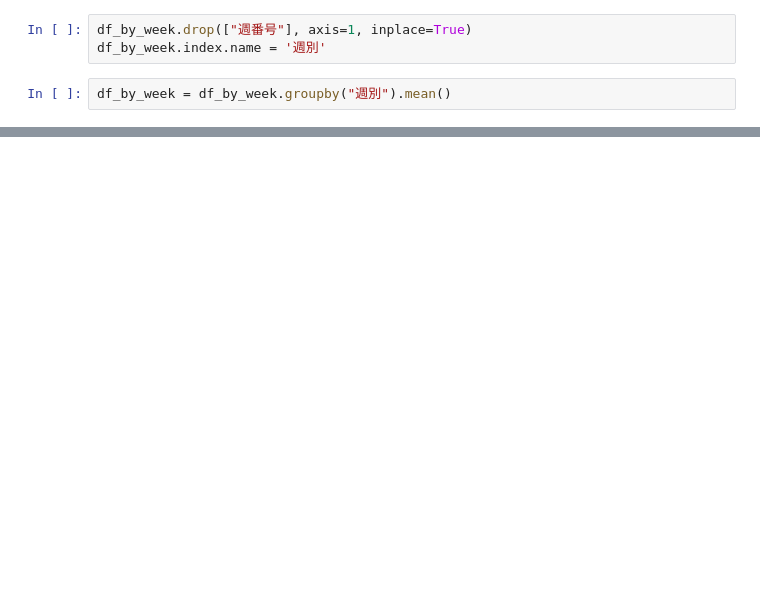
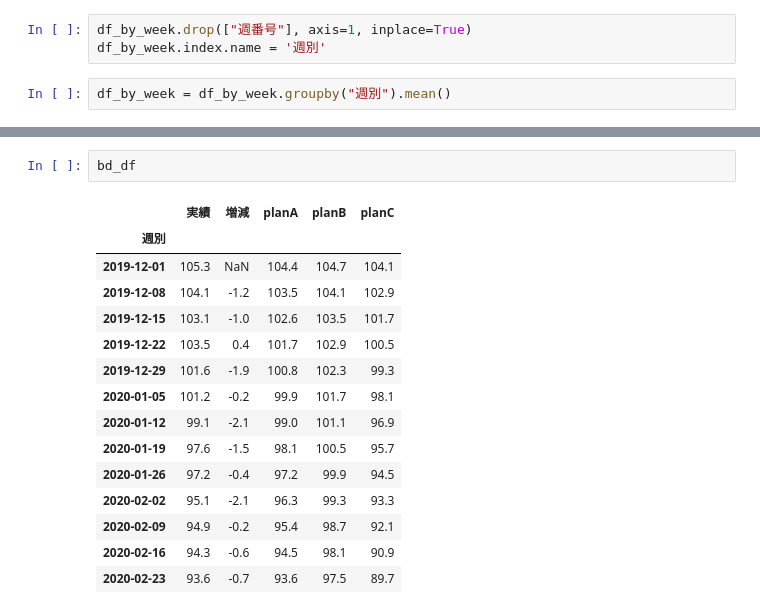
Before and after one commit to tsu-nera/yaseru, a Jupyter notebook: notebooks/weights_analysis.ipynb, the cells around one changed output, grey strips where cells are left out. Saved outputs shown, nothing was run; the diff lists cells and outputs as text; blank space fills up the shorter version.

```diff
--- a/notebooks/weights_analysis.ipynb
+++ b/notebooks/weights_analysis.ipynb
@@ -164,0 +200,18 @@ df_by_week.tail(8)
+# %%
+bd_df
+# %% [output]
+|  | 実績 | 増減 | planA | planB | planC |
+| 週別 |  |  |  |  |  |
+| 2019-12-01 | 105.3 | NaN | 104.4 | 104.7 | 104.1 |
+| 2019-12-08 | 104.1 | -1.2 | 103.5 | 104.1 | 102.9 |
+| 2019-12-15 | 103.1 | -1.0 | 102.6 | 103.5 | 101.7 |
+| 2019-12-22 | 103.5 | 0.4 | 101.7 | 102.9 | 100.5 |
+| 2019-12-29 | 101.6 | -1.9 | 100.8 | 102.3 | 99.3 |
+| 2020-01-05 | 101.2 | -0.2 | 99.9 | 101.7 | 98.1 |
+| 2020-01-12 | 99.1 | -2.1 | 99.0 | 101.1 | 96.9 |
+| 2020-01-19 | 97.6 | -1.5 | 98.1 | 100.5 | 95.7 |
+| 2020-01-26 | 97.2 | -0.4 | 97.2 | 99.9 | 94.5 |
+| 2020-02-02 | 95.1 | -2.1 | 96.3 | 99.3 | 93.3 |
+| 2020-02-09 | 94.9 | -0.2 | 95.4 | 98.7 | 92.1 |
+| 2020-02-16 | 94.3 | -0.6 | 94.5 | 98.1 | 90.9 |
+| 2020-02-23 | 93.6 | -0.7 | 93.6 | 97.5 | 89.7 |
```
Also changed, not shown: parts of 6 cells of this notebook.
